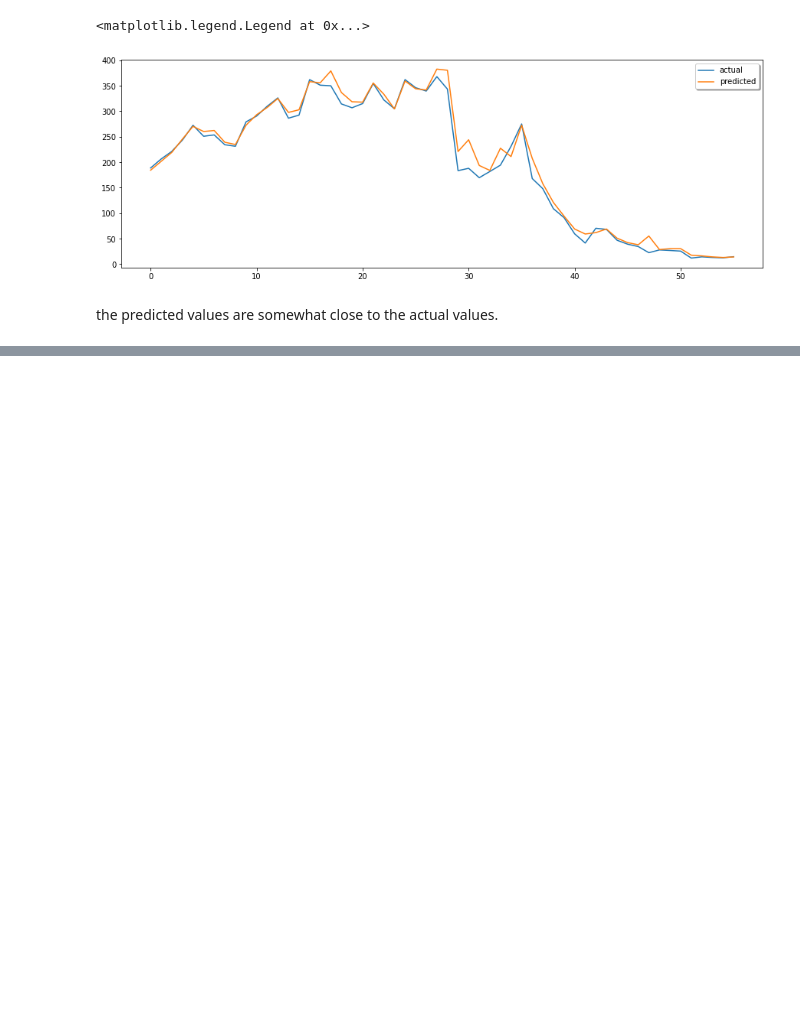
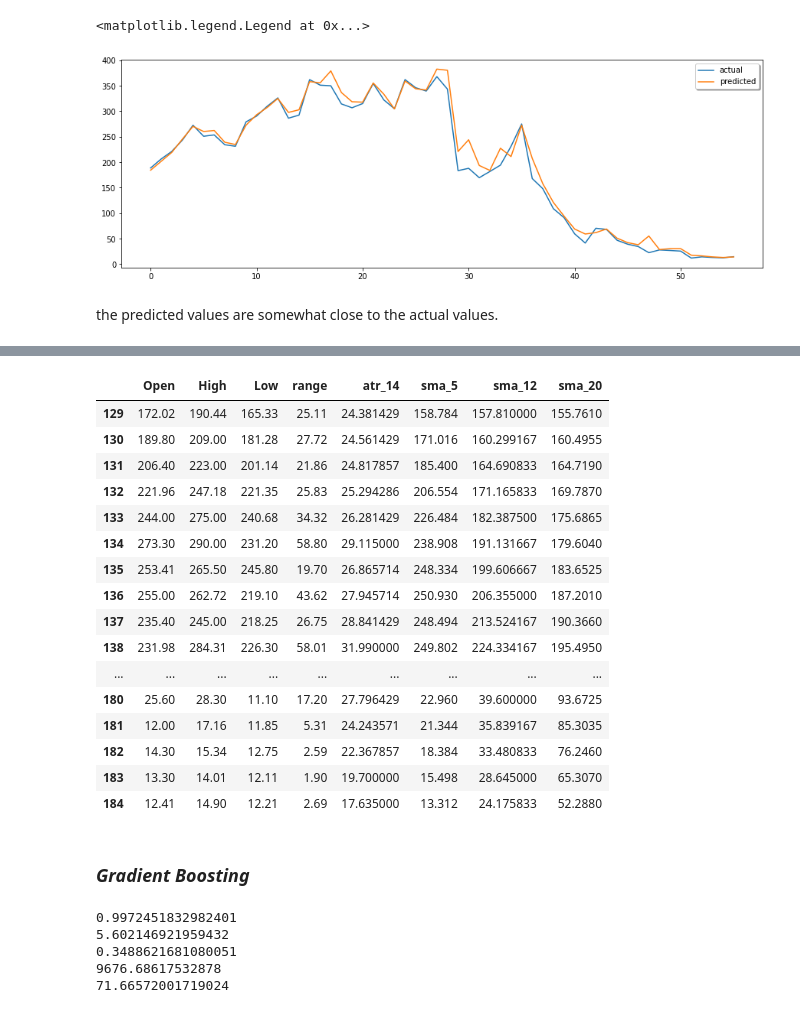
Before and after one commit to shubhro-jyoti/Yes-bank-stock-closing-price-prediction., a Jupyter notebook: Yes_bank_stock_closing_price_prediction.ipynb, the cells around one changed output, grey strips where cells are left out. Saved outputs shown, nothing was run; the diff lists cells and outputs as text; code cells hidden in the pictures; blank space fills up the shorter version.

```diff
--- a/Yes_bank_stock_closing_price_prediction.ipynb
+++ b/Yes_bank_stock_closing_price_prediction.ipynb
@@ -27,7 +27,8 @@ drive.mount('/content/drive')
 # %% [output]
 Mounted at /content/drive
 # %%
-df=pd.read_csv('/content/drive/MyDrive/ML project/data_YesBank_StockPrices.csv')
+#importing the dataset
+df = pd.read_csv('/content/drive/MyDrive/Colab Notebooks/Data Sets/data_YesBank_StockPrices.csv')
 # %% [markdown]
 ### **Data Inspection**
 # %%
@@ -337,0 +351,43 @@ backtest(np.array(x_test).T[0],y_test,y_preds,1000,0)
+# %%
+x_test
+# %% [output]
+|  | Open | High | Low | range | atr_14 | sma_5 | sma_12 | sma_20 |
+| 129 | 172.02 | 190.44 | 165.33 | 25.11 | 24.381429 | 158.784 | 157.810000 | 155.7610 |
+| 130 | 189.80 | 209.00 | 181.28 | 27.72 | 24.561429 | 171.016 | 160.299167 | 160.4955 |
+| 131 | 206.40 | 223.00 | 201.14 | 21.86 | 24.817857 | 185.400 | 164.690833 | 164.7190 |
+| 132 | 221.96 | 247.18 | 221.35 | 25.83 | 25.294286 | 206.554 | 171.165833 | 169.7870 |
+| 133 | 244.00 | 275.00 | 240.68 | 34.32 | 26.281429 | 226.484 | 182.387500 | 175.6865 |
+| 134 | 273.30 | 290.00 | 231.20 | 58.80 | 29.115000 | 238.908 | 191.131667 | 179.6040 |
+| 135 | 253.41 | 265.50 | 245.80 | 19.70 | 26.865714 | 248.334 | 199.606667 | 183.6525 |
+| 136 | 255.00 | 262.72 | 219.10 | 43.62 | 27.945714 | 250.930 | 206.355000 | 187.2010 |
+| 137 | 235.40 | 245.00 | 218.25 | 26.75 | 28.841429 | 248.494 | 213.524167 | 190.3660 |
+| 138 | 231.98 | 284.31 | 226.30 | 58.01 | 31.990000 | 249.802 | 224.334167 | 195.4950 |
+| ... | ... | ... | ... | ... | ... | ... | ... | ... |
+| 180 | 25.60 | 28.30 | 11.10 | 17.20 | 27.796429 | 22.960 | 39.600000 | 93.6725 |
+| 181 | 12.00 | 17.16 | 11.85 | 5.31 | 24.243571 | 21.344 | 35.839167 | 85.3035 |
+| 182 | 14.30 | 15.34 | 12.75 | 2.59 | 22.367857 | 18.384 | 33.480833 | 76.2460 |
+| 183 | 13.30 | 14.01 | 12.11 | 1.90 | 19.700000 | 15.498 | 28.645000 | 65.3070 |
+| 184 | 12.41 | 14.90 | 12.21 | 2.69 | 17.635000 | 13.312 | 24.175833 | 52.2880 |
+# %% [markdown]
+### ***Gradient Boosting***
+# %%
+from sklearn.ensemble import GradientBoostingRegressor
+gbr = GradientBoostingRegressor(n_estimators = 200, max_depth = 1, random_state = 1)
+# Fit to training set
+gbr.fit(x_train, y_train)
+# Predict on test set
+pred_y_train = gbr.predict(x_train)
+pred_y_test = gbr.predict(x_test)
+# Training set accuracy
+print(r2_score(y_train , pred_y_train ))
+print(mean_squared_error(y_train ,pred_y_train ))
+# Testing set accuracy
+print(r2_score(y_test , pred_y_test ))
+print(mean_squared_error(y_test ,pred_y_test ))
+print(mean_absolute_error(y_test , pred_y_test ))
+# %% [output]
+0.9972451832982401
+5.602146921959432
+0.3488621681080051
+9676.68617532878
+71.66572001719024
```
Also changed, not shown: parts of 2 cells of this notebook.
